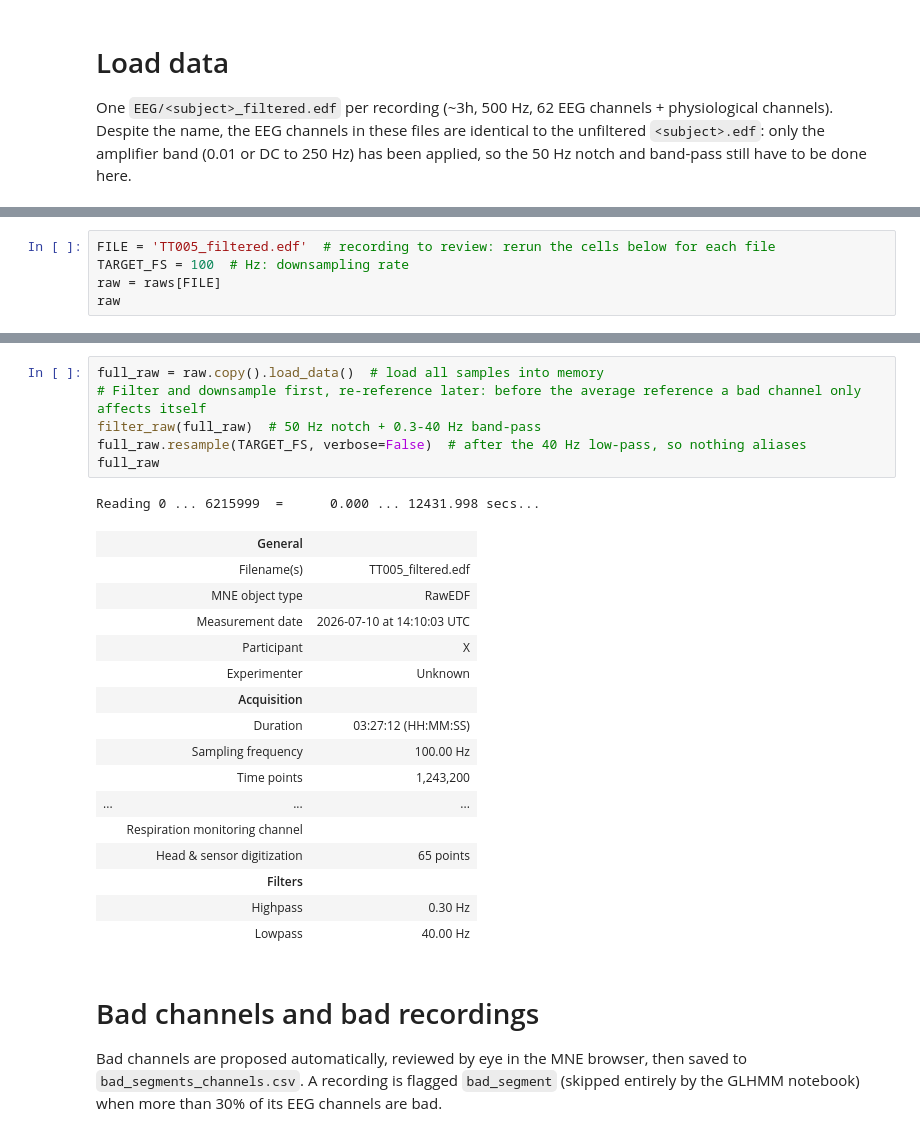
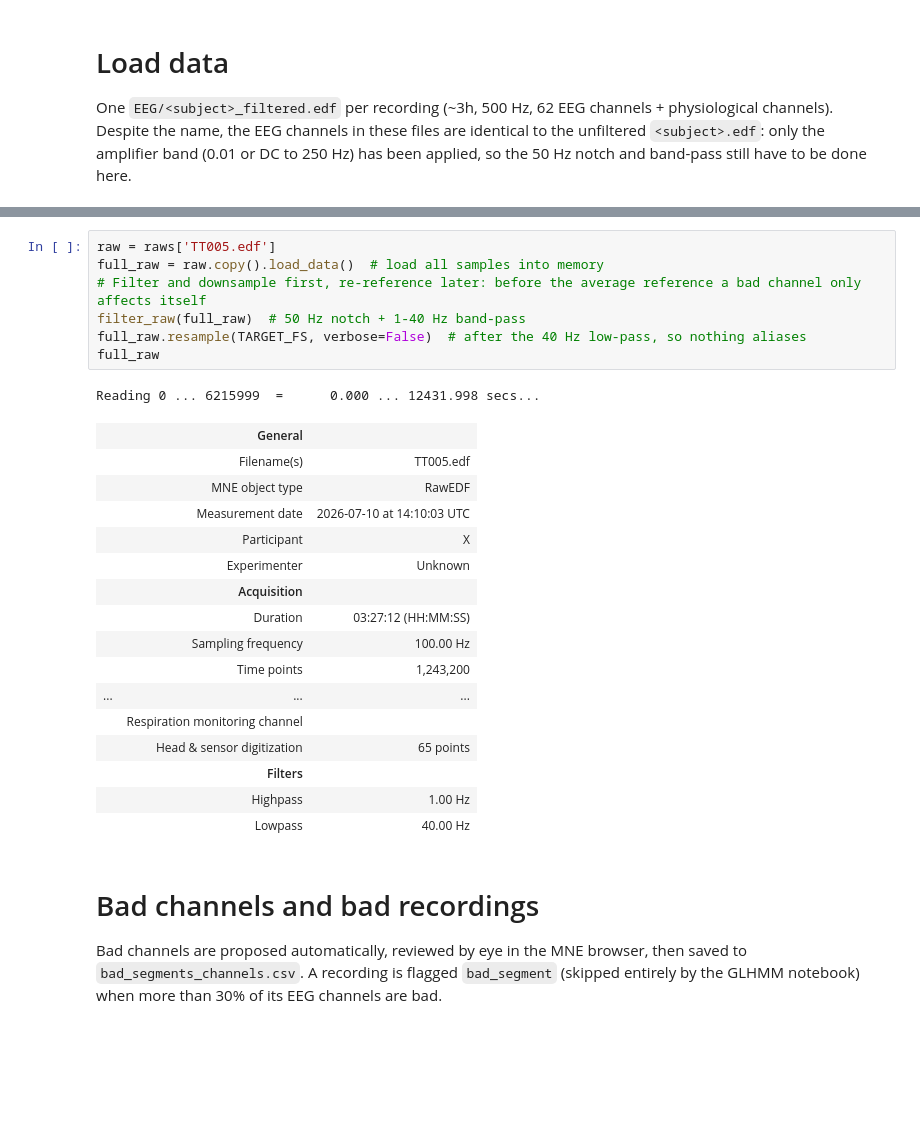
Before and after one commit to EvaFrossard/Penguin_Detection, a Jupyter notebook: GLHMM/preprocessing.ipynb, the cells around one changed output, grey strips where cells are left out. Drawn from its saved outputs; the diff is of its cells as text; blank space fills up the shorter version.

```diff
--- a/GLHMM/preprocessing.ipynb
+++ b/GLHMM/preprocessing.ipynb
@@ -66,5 +63,0 @@ pd.DataFrame([{'file': name,
-# %%
-FILE = 'TT005_filtered.edf'  # recording to review: rerun the cells below for each file
-TARGET_FS = 100  # Hz: downsampling rate
-raw = raws[FILE]
-raw
@@ -88,13 +64,14 @@ raw
 # %%
+raw = raws['TT005.edf']
 full_raw = raw.copy().load_data()  # load all samples into memory
 # Filter and downsample first, re-reference later: before the average reference a bad channel only affects itself
-filter_raw(full_raw)  # 50 Hz notch + 0.3-40 Hz band-pass
+filter_raw(full_raw)  # 50 Hz notch + 1-40 Hz band-pass
 full_raw.resample(TARGET_FS, verbose=False)  # after the 40 Hz low-pass, so nothing aliases
 full_raw
 # %% [output]
 Reading 0 ... 6215999  =      0.000 ... 12431.998 secs...
 |  | General |  |
-|  | Filename(s) | TT005_filtered.edf |
+|  | Filename(s) | TT005.edf |
 |  | MNE object type | RawEDF |
 |  | Measurement date | 2026-07-10 at 14:10:03 UTC |
 |  | Participant | X |
@@ -107,7 +84,7 @@ Reading 0 ... 6215999  =      0.000 ... 12431.998 secs...
 |  | Respiration monitoring channel |  |
 |  | Head & sensor digitization | 65 points |
 |  | Filters |  |
-|  | Highpass | 0.30 Hz |
+|  | Highpass | 1.00 Hz |
 |  | Lowpass | 40.00 Hz |
 # %% [markdown]
 # Bad channels and bad recordings
```
Also changed, not shown: parts of 11 cells of this notebook, 2 other files.
